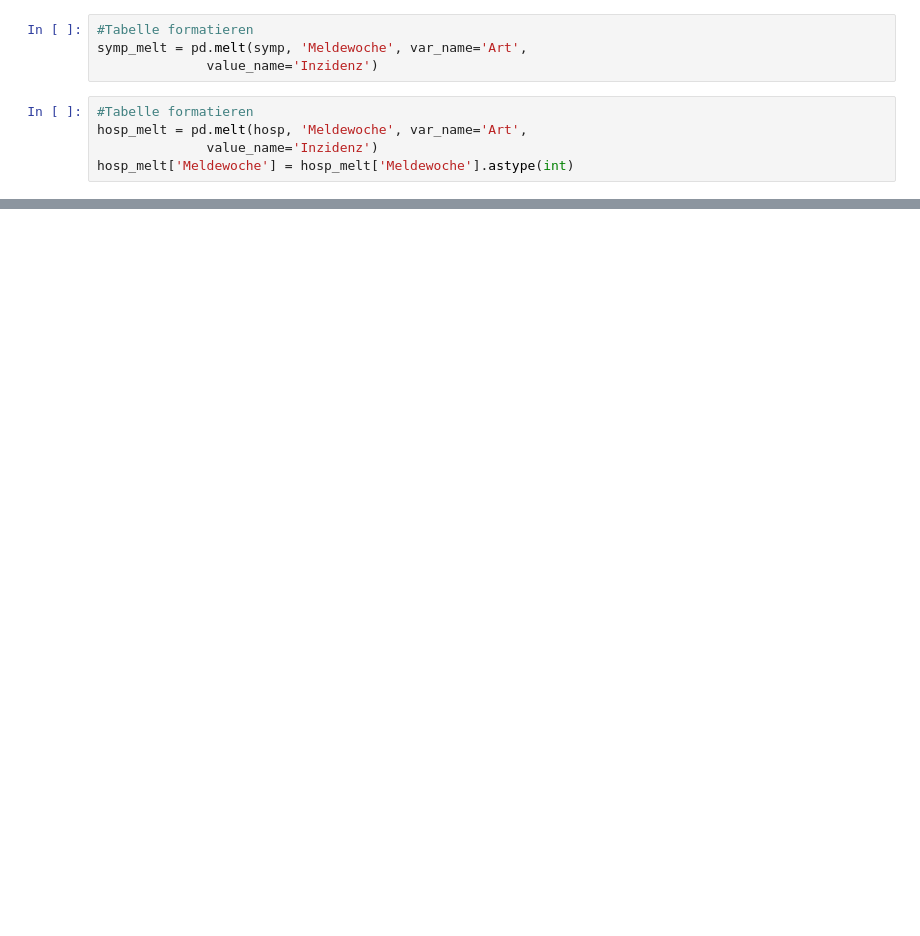
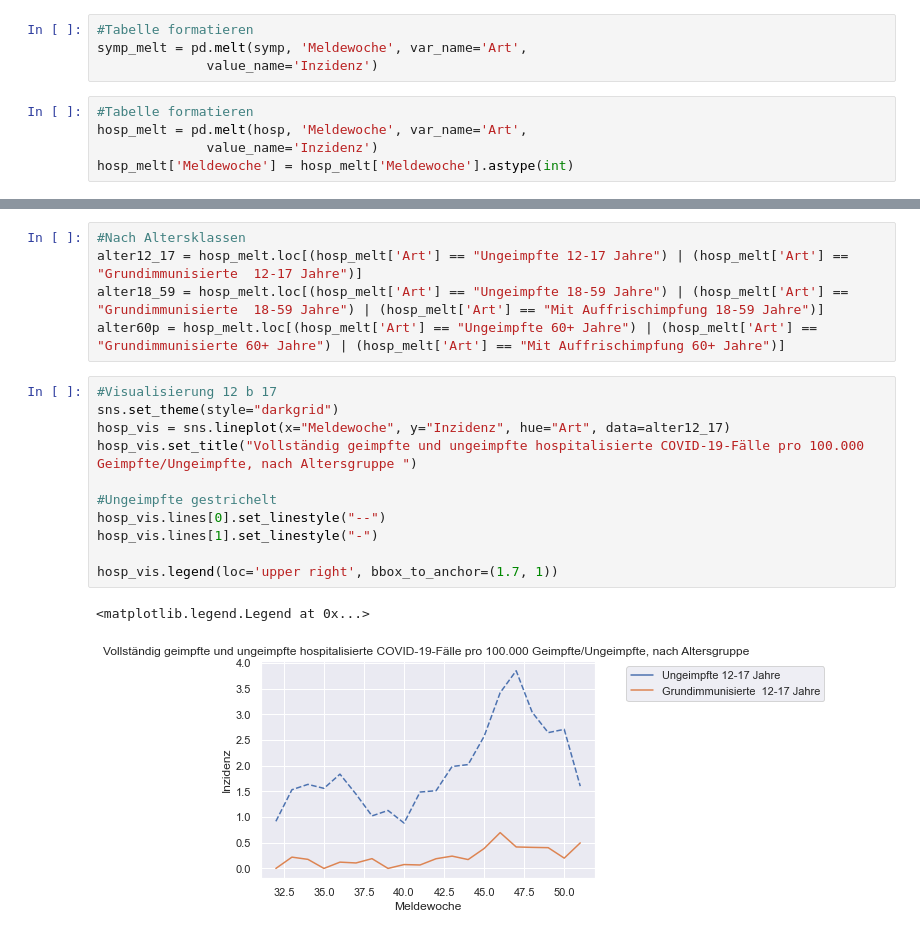
Before and after one commit to practicePY/Impfung_Corona, a Jupyter notebook: Inzidenz_Impfstatus.ipynb, the cells around one changed output, grey strips where cells are left out. Drawn from its saved outputs; the diff is of its cells as text; blank space fills up the shorter version.

```diff
--- a/Inzidenz_Impfstatus.ipynb
+++ b/Inzidenz_Impfstatus.ipynb
@@ -37,0 +59,19 @@ hosp_vis.legend(loc='upper right', bbox_to_anchor=(1.7, 1))
+# %%
+#Nach Altersklassen
+alter12_17 = hosp_melt.loc[(hosp_melt['Art'] == "Ungeimpfte 12-17 Jahre") | (hosp_melt['Art'] == "Grundimmunisierte  12-17 Jahre")]
+alter18_59 = hosp_melt.loc[(hosp_melt['Art'] == "Ungeimpfte 18-59 Jahre") | (hosp_melt['Art'] == "Grundimmunisierte  18-59 Jahre") | (hosp_melt['Art'] == "Mit Auffrischimpfung 18-59 Jahre")]
+alter60p = hosp_melt.loc[(hosp_melt['Art'] == "Ungeimpfte 60+ Jahre") | (hosp_melt['Art'] == "Grundimmunisierte 60+ Jahre") | (hosp_melt['Art'] == "Mit Auffrischimpfung 60+ Jahre")]
+# %%
+#Visualisierung 12 b 17
+sns.set_theme(style="darkgrid")
+hosp_vis = sns.lineplot(x="Meldewoche", y="Inzidenz", hue="Art", data=alter12_17)
+hosp_vis.set_title("Vollständig geimpfte und ungeimpfte hospitalisierte COVID-19-Fälle pro 100.000 Geimpfte/Ungeimpfte, nach Altersgruppe ")
+
+#Ungeimpfte gestrichelt
+hosp_vis.lines[0].set_linestyle("--")
+hosp_vis.lines[1].set_linestyle("-")
+
+hosp_vis.legend(loc='upper right', bbox_to_anchor=(1.7, 1))
+# %% [output]
+<matplotlib.legend.Legend at 0x...>
+[figure, added]
```
Also changed, not shown: parts of 9 cells of this notebook.
